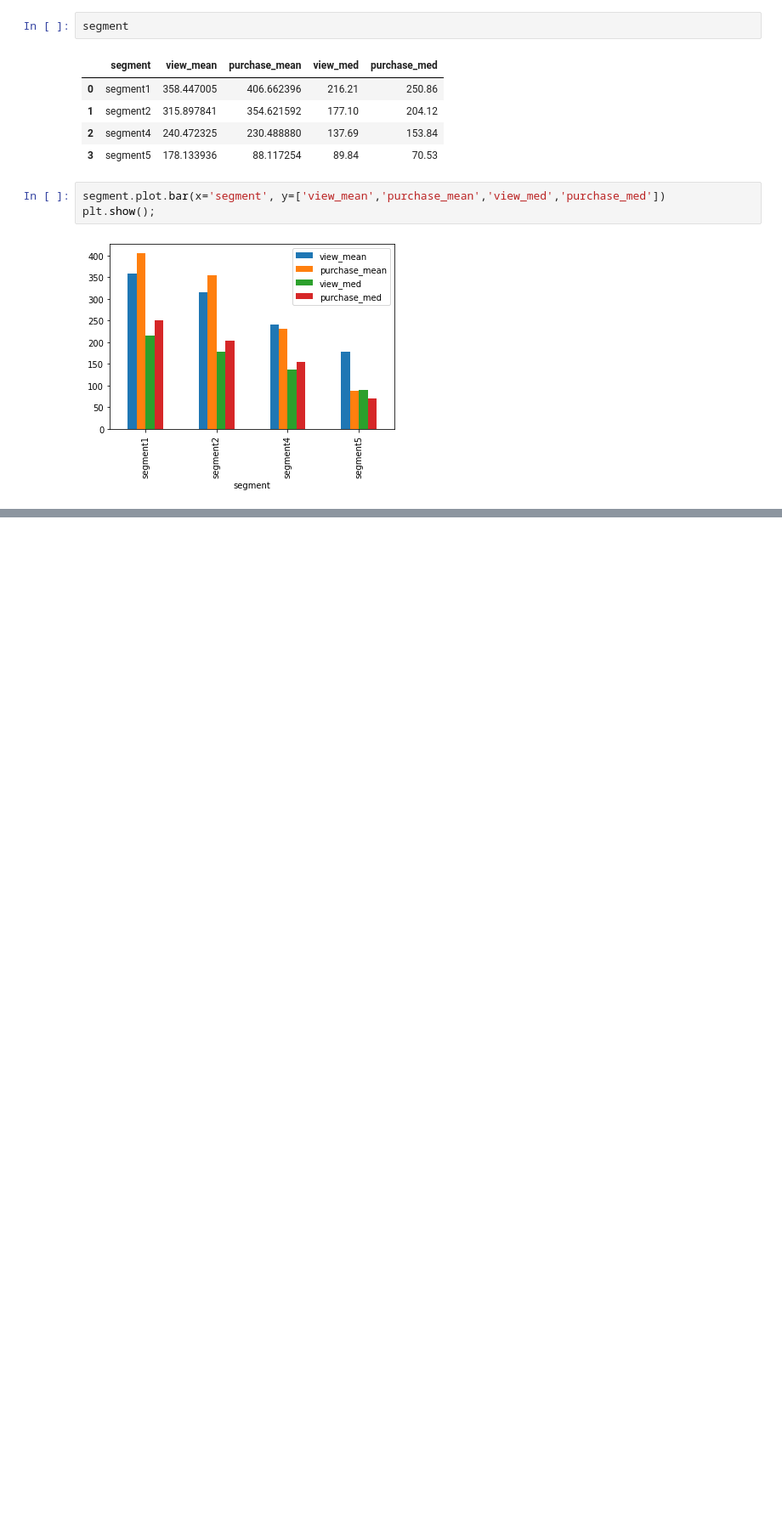
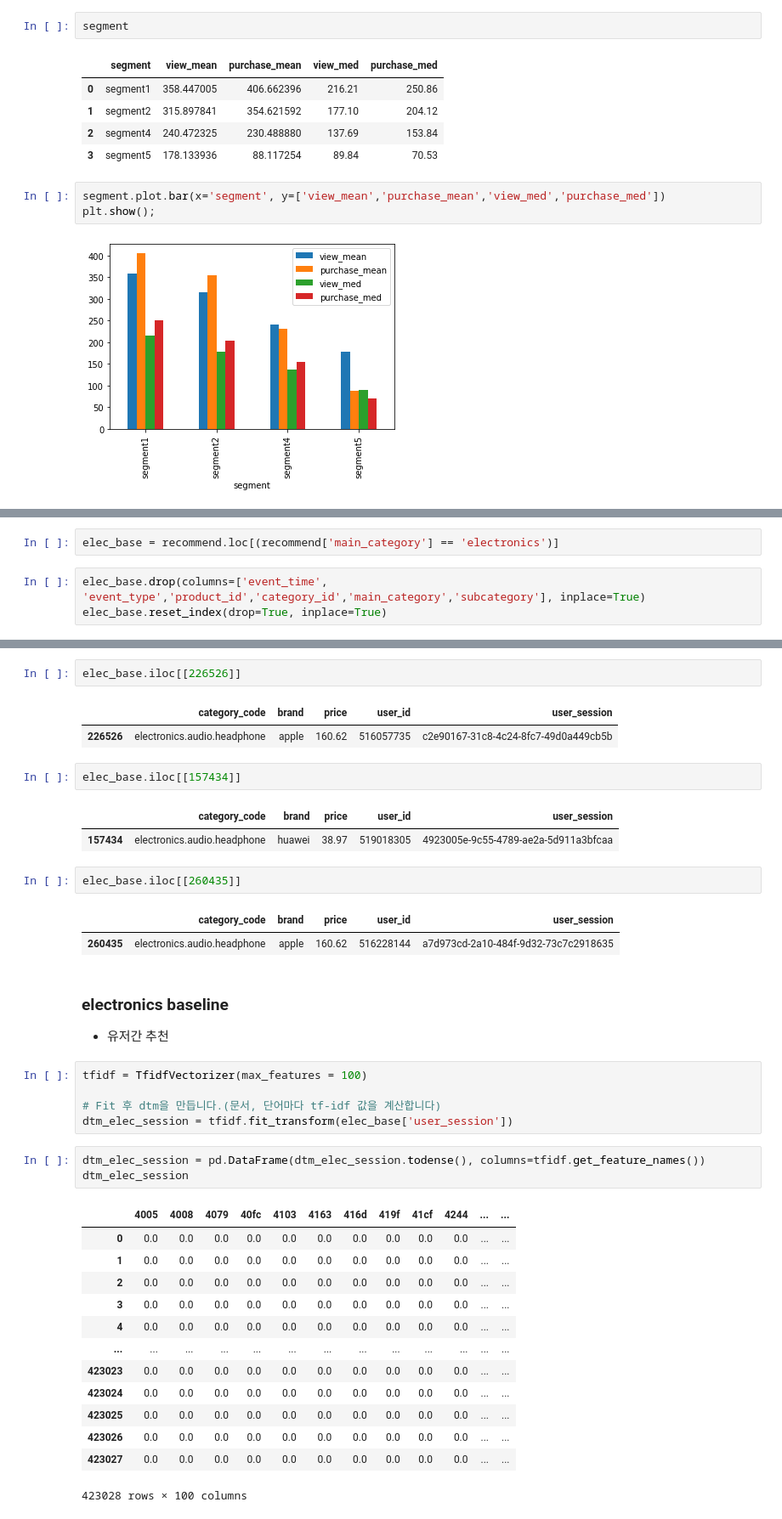
Before and after one commit to jiyoungemma/User-Log-data-analytics, a Jupyter notebook: ecommerce_user_log.ipynb, the cells around one changed output, grey strips where cells are left out. Shown at 85% size. Saved outputs shown, nothing was run; the diff lists cells and outputs as text; blank space fills up the shorter version.

```diff
--- a/ecommerce_user_log.ipynb
+++ b/ecommerce_user_log.ipynb
@@ -2301,0 +2310,5 @@ plt.show();
+# %%
+elec_base = recommend.loc[(recommend['main_category'] == 'electronics')]
+# %%
+elec_base.drop(columns=['event_time', 'event_type','product_id','category_id','main_category','subcategory'], inplace=True)
+elec_base.reset_index(drop=True, inplace=True)
@@ -2301,0 +2376,40 @@ plt.show();
+# %%
+elec_base.iloc[[226526]]
+# %% [output]
+|  | category_code | brand | price | user_id | user_session |
+| 226526 | electronics.audio.headphone | apple | 160.62 | 516057735 | c2e90167-31c8-4c24-8fc7-49d0a449cb5b |
+# %%
+elec_base.iloc[[157434]]
+# %% [output]
+|  | category_code | brand | price | user_id | user_session |
+| 157434 | electronics.audio.headphone | huawei | 38.97 | 519018305 | 4923005e-9c55-4789-ae2a-5d911a3bfcaa |
+# %%
+elec_base.iloc[[260435]]
+# %% [output]
+|  | category_code | brand | price | user_id | user_session |
+| 260435 | electronics.audio.headphone | apple | 160.62 | 516228144 | a7d973cd-2a10-484f-9d32-73c7c2918635 |
+# %% [markdown]
+### electronics baseline
+- 유저간 추천
+# %%
+tfidf = TfidfVectorizer(max_features = 100)
+
+# Fit 후 dtm을 만듭니다.(문서, 단어마다 tf-idf 값을 계산합니다)
+dtm_elec_session = tfidf.fit_transform(elec_base['user_session'])
+# %%
+dtm_elec_session = pd.DataFrame(dtm_elec_session.todense(), columns=tfidf.get_feature_names())
+dtm_elec_session
+# %% [output]
+|  | 4005 | 4008 | 4079 | 40fc | 4103 | 4163 | 416d | 419f | 41cf | 4244 | ... | ... |
+| 0 | 0.0 | 0.0 | 0.0 | 0.0 | 0.0 | 0.0 | 0.0 | 0.0 | 0.0 | 0.0 | ... | ... |
+| 1 | 0.0 | 0.0 | 0.0 | 0.0 | 0.0 | 0.0 | 0.0 | 0.0 | 0.0 | 0.0 | ... | ... |
+| 2 | 0.0 | 0.0 | 0.0 | 0.0 | 0.0 | 0.0 | 0.0 | 0.0 | 0.0 | 0.0 | ... | ... |
+| 3 | 0.0 | 0.0 | 0.0 | 0.0 | 0.0 | 0.0 | 0.0 | 0.0 | 0.0 | 0.0 | ... | ... |
+| 4 | 0.0 | 0.0 | 0.0 | 0.0 | 0.0 | 0.0 | 0.0 | 0.0 | 0.0 | 0.0 | ... | ... |
+| ... | ... | ... | ... | ... | ... | ... | ... | ... | ... | ... | ... | ... |
+| 423023 | 0.0 | 0.0 | 0.0 | 0.0 | 0.0 | 0.0 | 0.0 | 0.0 | 0.0 | 0.0 | ... | ... |
+| 423024 | 0.0 | 0.0 | 0.0 | 0.0 | 0.0 | 0.0 | 0.0 | 0.0 | 0.0 | 0.0 | ... | ... |
+| 423025 | 0.0 | 0.0 | 0.0 | 0.0 | 0.0 | 0.0 | 0.0 | 0.0 | 0.0 | 0.0 | ... | ... |
+| 423026 | 0.0 | 0.0 | 0.0 | 0.0 | 0.0 | 0.0 | 0.0 | 0.0 | 0.0 | 0.0 | ... | ... |
+| 423027 | 0.0 | 0.0 | 0.0 | 0.0 | 0.0 | 0.0 | 0.0 | 0.0 | 0.0 | 0.0 | ... | ... |
+423028 rows × 100 columns
```
Also changed, not shown: parts of 130 cells of this notebook.
